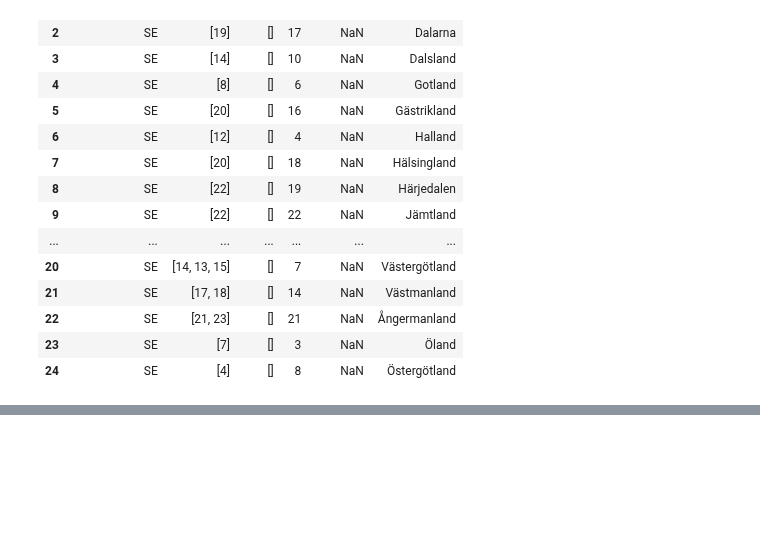
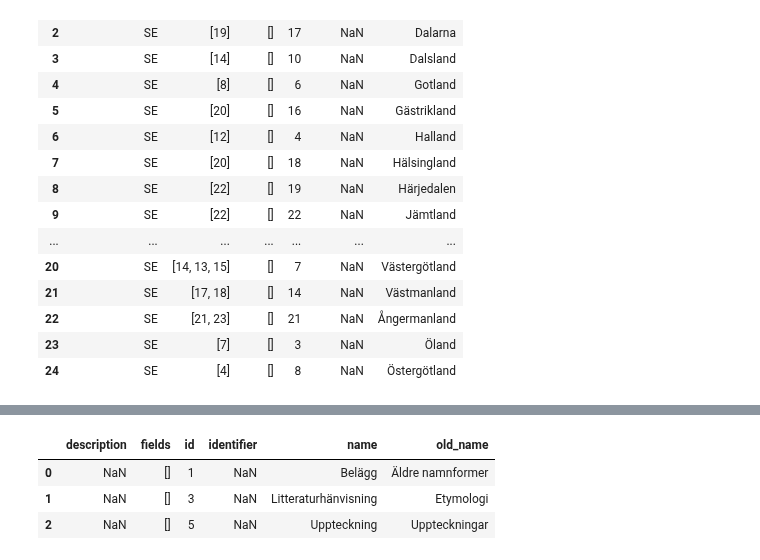
Before and after one commit to salgo60/open-data-examples, a Jupyter notebook: ISOF placenameservice.ipynb, the cells around one changed output, grey strips where cells are left out. Cells and saved outputs as stored; diff of their text form; code cells hidden in the pictures; blank space fills up the shorter version.

```diff
--- a/ISOF placenameservice.ipynb
+++ b/ISOF placenameservice.ipynb
@@ -170,3 +170,9 @@ data_provinces
 | 22 | SE | [21, 23] | [] | 21 | NaN | Ångermanland |
 | 23 | SE | [7] | [] | 3 | NaN | Öland |
 | 24 | SE | [4] | [] | 8 | NaN | Östergötland |
+# %%
+url_service = "v1/place-name-basis/types"
+
+url = urlbase + url_service + "?format=json"
+data_placenamebasis = pd.read_json(url)
+data_placenamebasis.info()
@@ -172,0 +193,7 @@ data_provinces
+# %%
+data_placenamebasis
+# %% [output]
+|  | description | fields | id | identifier | name | old_name |
+| 0 | NaN | [] | 1 | NaN | Belägg | Äldre namnformer |
+| 1 | NaN | [] | 3 | NaN | Litteraturhänvisning | Etymologi |
+| 2 | NaN | [] | 5 | NaN | Uppteckning | Uppteckningar |
```
Also changed, not shown: parts of 3 cells of this notebook.
